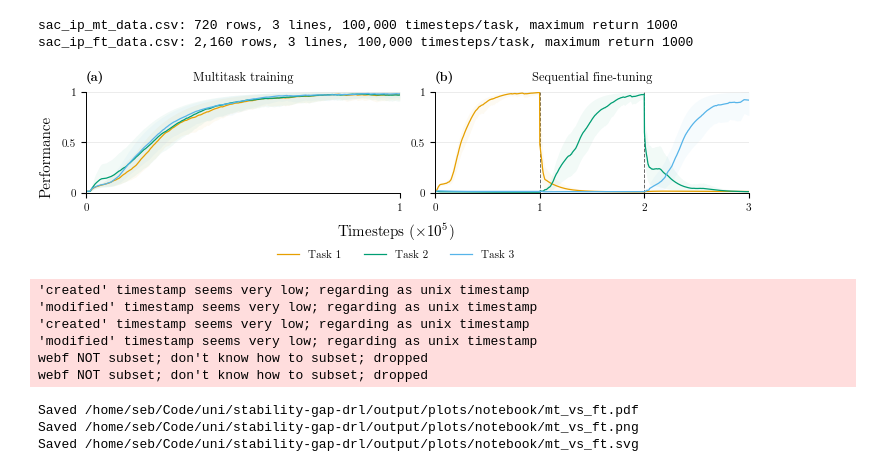
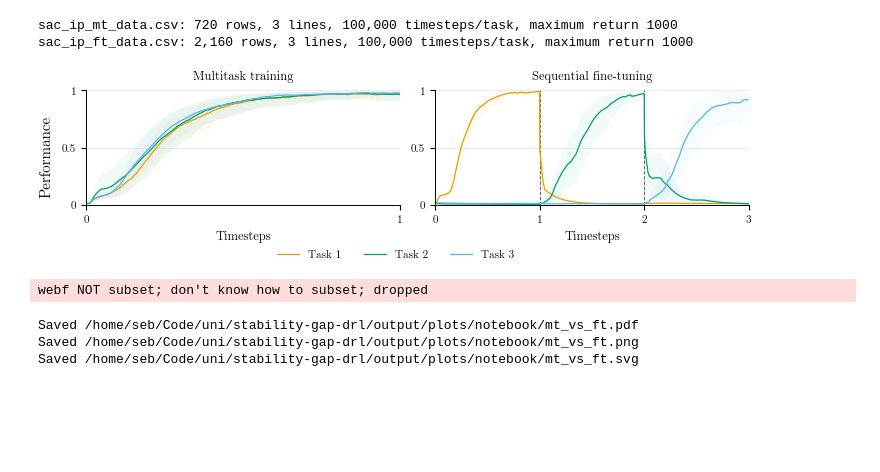
Before and after one commit to sebapusch/stability-gap-drl, a Jupyter notebook: scripts/multitask_vs_finetune.ipynb, the cells around one changed output. Cells and saved outputs as stored; diff of their text form; code cells hidden in the pictures; blank space fills up the shorter version.

Commit message:
cleanup mt vs ft plot

```diff
--- a/scripts/multitask_vs_finetune.ipynb
+++ b/scripts/multitask_vs_finetune.ipynb
@@ -26,7 +26,7 @@ PLOTS = [
      (PROJECT_ROOT / "output/plots/paper/sac_ip_ft_data.csv", "Sequential fine-tuning", 100_000, "#3A9AB2", 1000.0),
 ]
 
-X_LABEL = r"Timesteps ($\times 10^5$)"
+X_LABEL = r"Timesteps"
 Y_LABEL = "Performance"
 OUT = PROJECT_ROOT / "output/plots/notebook"
 OUTPUT_STEM = "mt_vs_ft"
@@ -123,11 +123,11 @@ def plot_aggregate_curves(plot_data):
         if len(metrics) != 1:
             raise ValueError(f"Grid position {grid_index + 1} must have one aggregation: {metrics}")
         ax.set_title(title, pad=8)
-        ax.annotate(
-            f"({chr(ord('a') + grid_index)})", xy=(0, 1), xytext=(0, 6),
-            xycoords="axes fraction", textcoords="offset points",
-            ha="left", va="bottom", fontweight="bold",
-        )
+        # ax.annotate(
+        #     f"({chr(ord('a') + grid_index)})", xy=(0, 1), xytext=(0, 6),
+        #     xycoords="axes fraction", textcoords="offset points",
+        #     ha="left", va="bottom", fontweight="bold",
+        # )
 
         lines = list(panel.groupby(line_column, sort=False))
         labels = []
@@ -147,36 +147,36 @@ def plot_aggregate_curves(plot_data):
             display_label = f"{label} (line {idx + 1})" if label in duplicates else label
             x = line["timestep"].to_numpy(dtype=float)
             center = line["center"].to_numpy(dtype=float) / max_return
             lower = line["lower"].to_numpy(dtype=float) / max_return
             upper = line["upper"].to_numpy(dtype=float) / max_return
             ax.plot(x, center, color=color, label=display_label)
             ax.fill_between(x, lower, upper, color=color, alpha=0.05, linewidth=0)
 
         xmax = float(panel["timestep"].max())
         ax.set_xlim(0, xmax)
         ax.set_ylim(0, 1)
         ax.set_yticks([0, 0.5, 1], labels=["0", "0.5", "1"])
         task_boundaries = np.arange(0, xmax + 1, timesteps_per_task)
         ax.set_xticks(task_boundaries)
         for boundary in task_boundaries[1:]:
             if boundary < xmax:
                 ax.axvline(boundary, color="0.4", linewidth=0.7, linestyle="--", zorder=0)
         ax.xaxis.set_major_formatter(FuncFormatter(format_timestep))
         ax.grid(axis="y", color="0.8", alpha=0.65)
         ax.spines[["top", "right"]].set_visible(False)
-        # ax.set_xlabel(X_LABEL)
+        ax.set_xlabel(X_LABEL)
         handles, labels = ax.get_legend_handles_labels()
         # if len(labels) > 1:
         #    ax.legend(frameon=False, loc="center right")
     fig.legend(handles, labels, frameon=False, loc="lower center", ncol=3, bbox_to_anchor=(0.5, -0.13))
-    fig.supxlabel(X_LABEL)
+    # fig.supxlabel(X_LABEL)
     fig.supylabel(Y_LABEL)
     return fig
 
 fig = plot_aggregate_curves(plot_data)
 plt.show()
 # %% [output]
-[figure, old version]
+[figure, new version]
 # %%
 if SAVE:
     OUT.mkdir(parents=True, exist_ok=True)
@@ -185,12 +185,7 @@ if SAVE:
         fig.savefig(path, dpi=300)
         print(f"Saved {path}")
 # %% [output]
-'created' timestamp seems very low; regarding as unix timestamp
-'modified' timestamp seems very low; regarding as unix timestamp
-'created' timestamp seems very low; regarding as unix timestamp
-'modified' timestamp seems very low; regarding as unix timestamp
 webf NOT subset; don't know how to subset; dropped
-webf NOT subset; don't know how to subset; dropped
 Saved /home/seb/Code/uni/stability-gap-drl/output/plots/notebook/mt_vs_ft.pdf
 Saved /home/seb/Code/uni/stability-gap-drl/output/plots/notebook/mt_vs_ft.png
 Saved /home/seb/Code/uni/stability-gap-drl/output/plots/notebook/mt_vs_ft.svg
```
